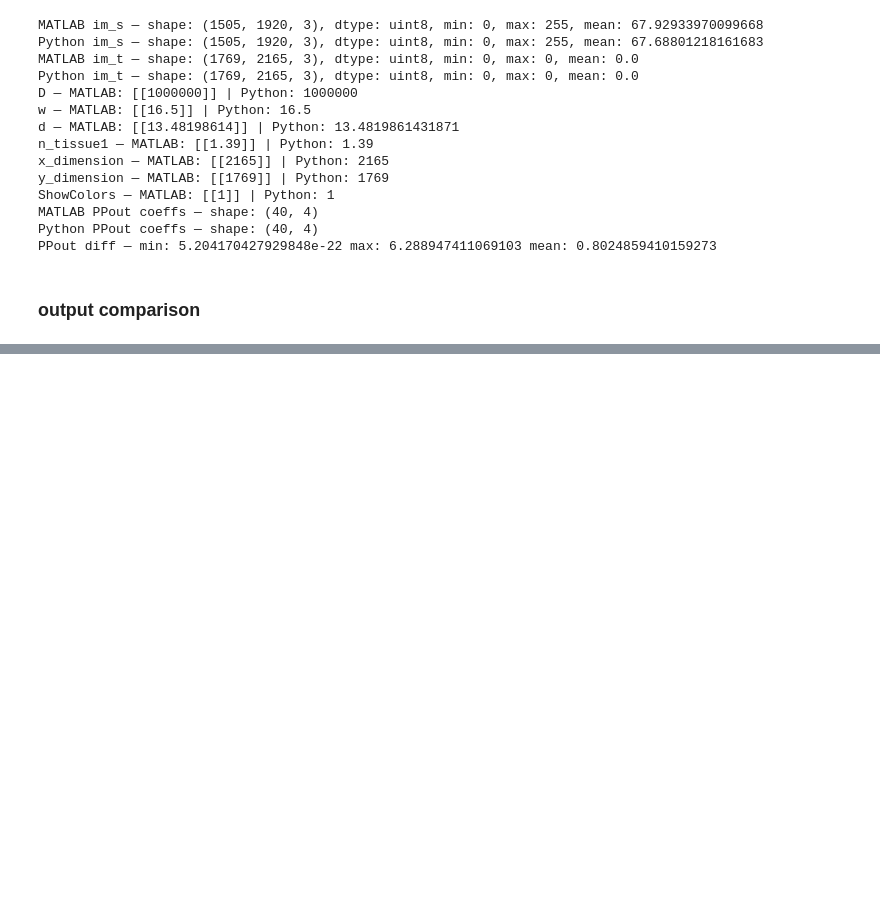
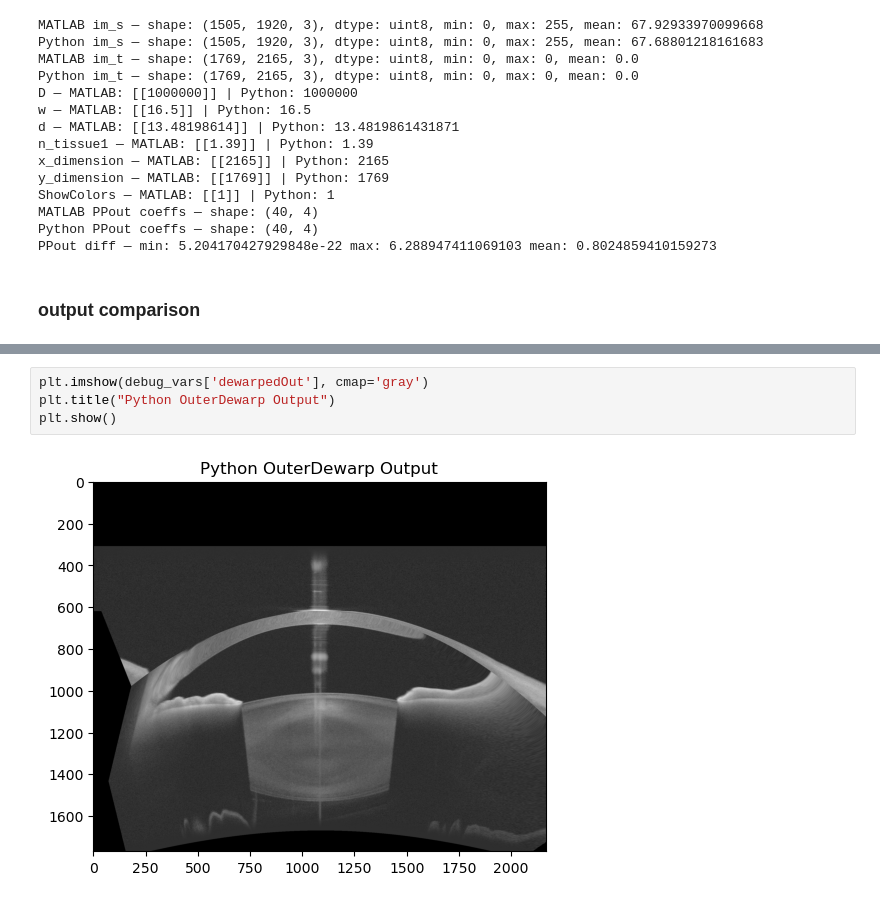
Before and after one commit to egunadi/bme528-project7, a Jupyter notebook: notebook/0001_HVS001_OS_Scan_0.ipynb, the cells around one changed output, grey strips where cells are left out. Saved outputs shown, nothing was run; the diff lists cells and outputs as text; blank space fills up the shorter version.

```diff
--- a/notebook/0001_HVS001_OS_Scan_0.ipynb
+++ b/notebook/0001_HVS001_OS_Scan_0.ipynb
@@ -368,3 +386,9 @@ MATLAB x_s1 — shape: (1769, 2165), min: -1092.9359136445446, max: 1094.5323506
 Python x_s1 — shape: (1769, 2165), min: -1178.0350636484886, max: 998.9707342955558, mean: -21.889284288719036
 MATLAB y_s1 — shape: (1769, 2165), min: -950.9711775183678, max: 751.6492368578911, mean: -133.3960865762272
 Python y_s1 — shape: (1769, 2165), min: -950.9655179232359, max: 752.0746184289455, mean: -140.60691385690302
+# %%
+plt.imshow(debug_vars['dewarpedOut'], cmap='gray')
+plt.title("Python OuterDewarp Output")
+plt.show()
+# %% [output]
+[figure, added]
```
Also changed, not shown: parts of 13 cells of this notebook.
